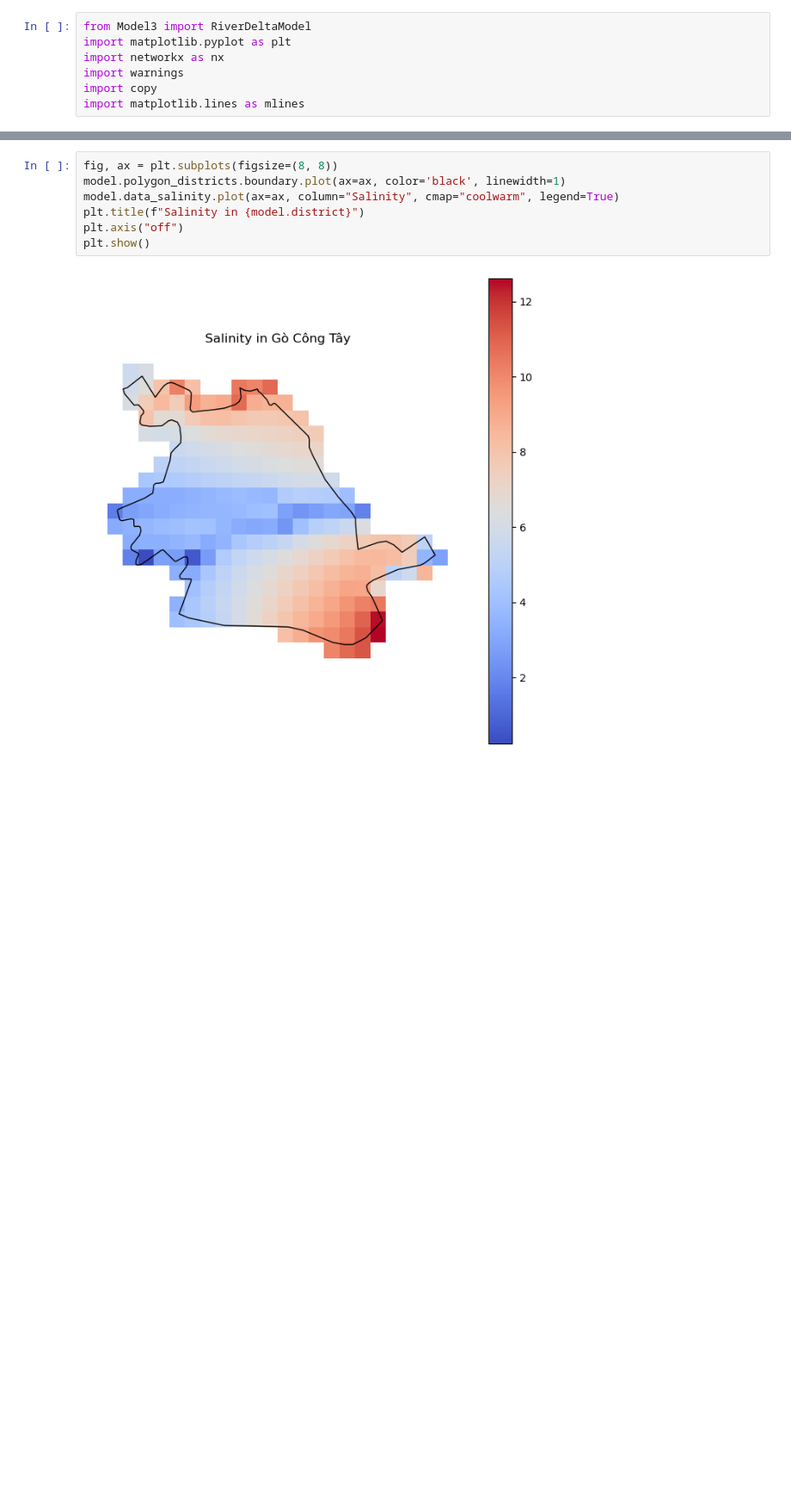
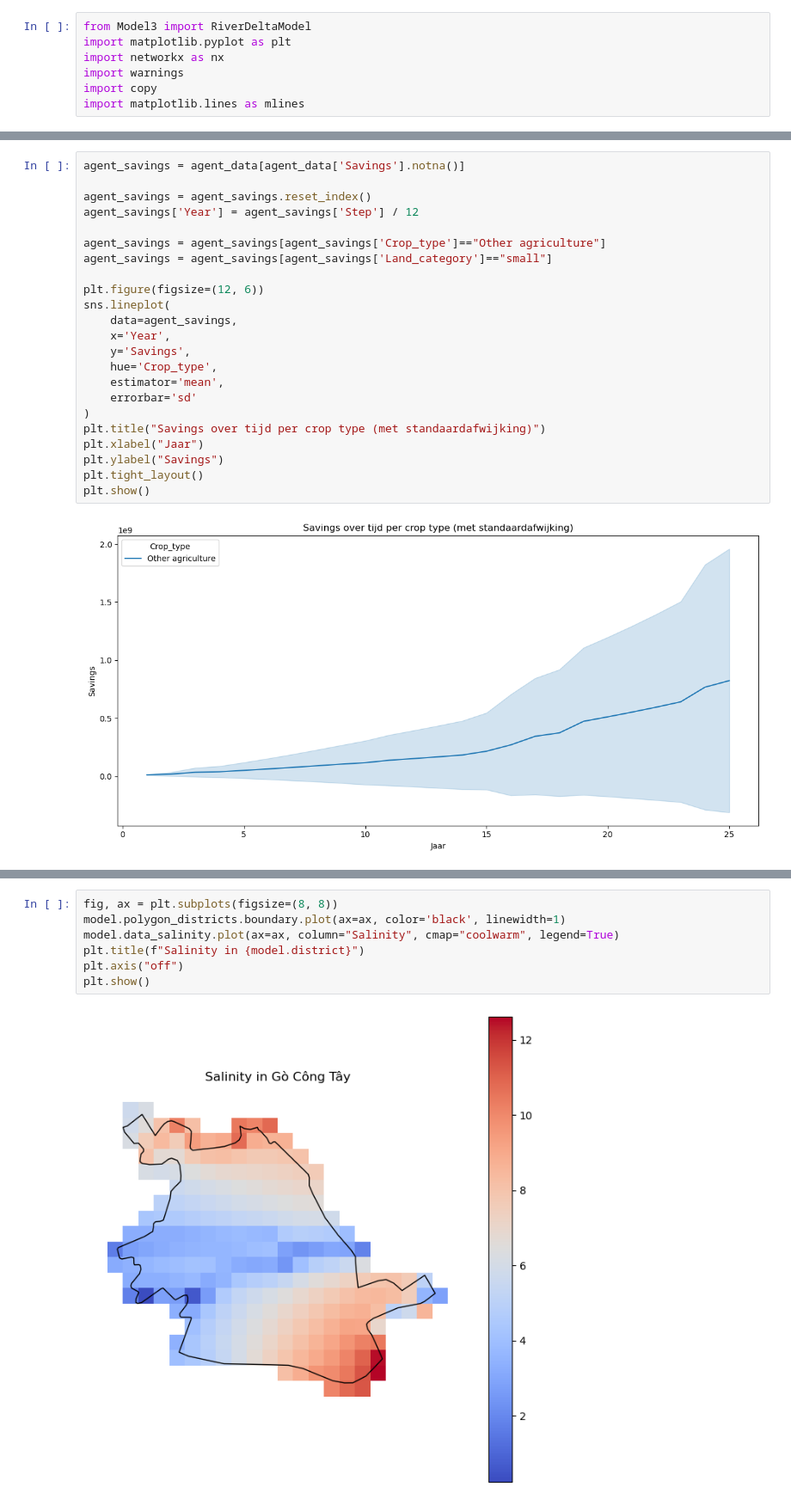
Before and after one commit to Juliettevanalst/Thesis, a Jupyter notebook: Model_Version3/Model_run3.ipynb, the cells around one changed output, grey strips where cells are left out. Shown at 86% size. Saved outputs shown, nothing was run; the diff lists cells and outputs as text; blank space fills up the shorter version.

```diff
--- a/Model_Version3/Model_run3.ipynb
+++ b/Model_Version3/Model_run3.ipynb
@@ -55,0 +109,25 @@ model_data
+# %%
+agent_savings = agent_data[agent_data['Savings'].notna()]
+
+agent_savings = agent_savings.reset_index()
+agent_savings['Year'] = agent_savings['Step'] / 12
+
+agent_savings = agent_savings[agent_savings['Crop_type']=="Other agriculture"]
+agent_savings = agent_savings[agent_savings['Land_category']=="small"]
+
+plt.figure(figsize=(12, 6))
+sns.lineplot(
+    data=agent_savings,
+    x='Year',
+    y='Savings',
+    hue='Crop_type',
+    estimator='mean',
+    errorbar='sd'
+)
+plt.title("Savings over tijd per crop type (met standaardafwijking)")
+plt.xlabel("Jaar")
+plt.ylabel("Savings")
+plt.tight_layout()
+plt.show()
+# %% [output]
+[figure, added]
```
Also changed, not shown: parts of 7 cells of this notebook, 5 other files.
